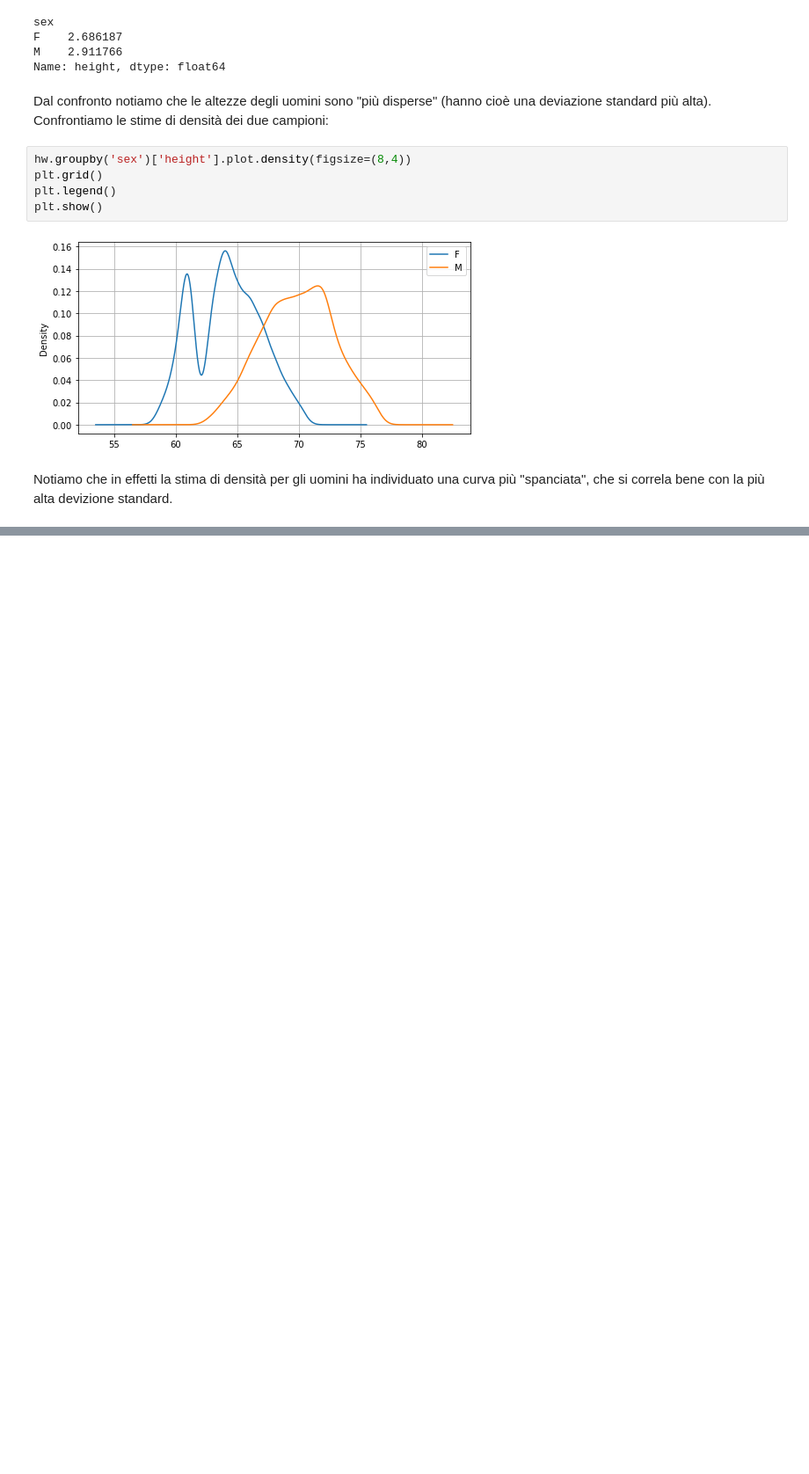
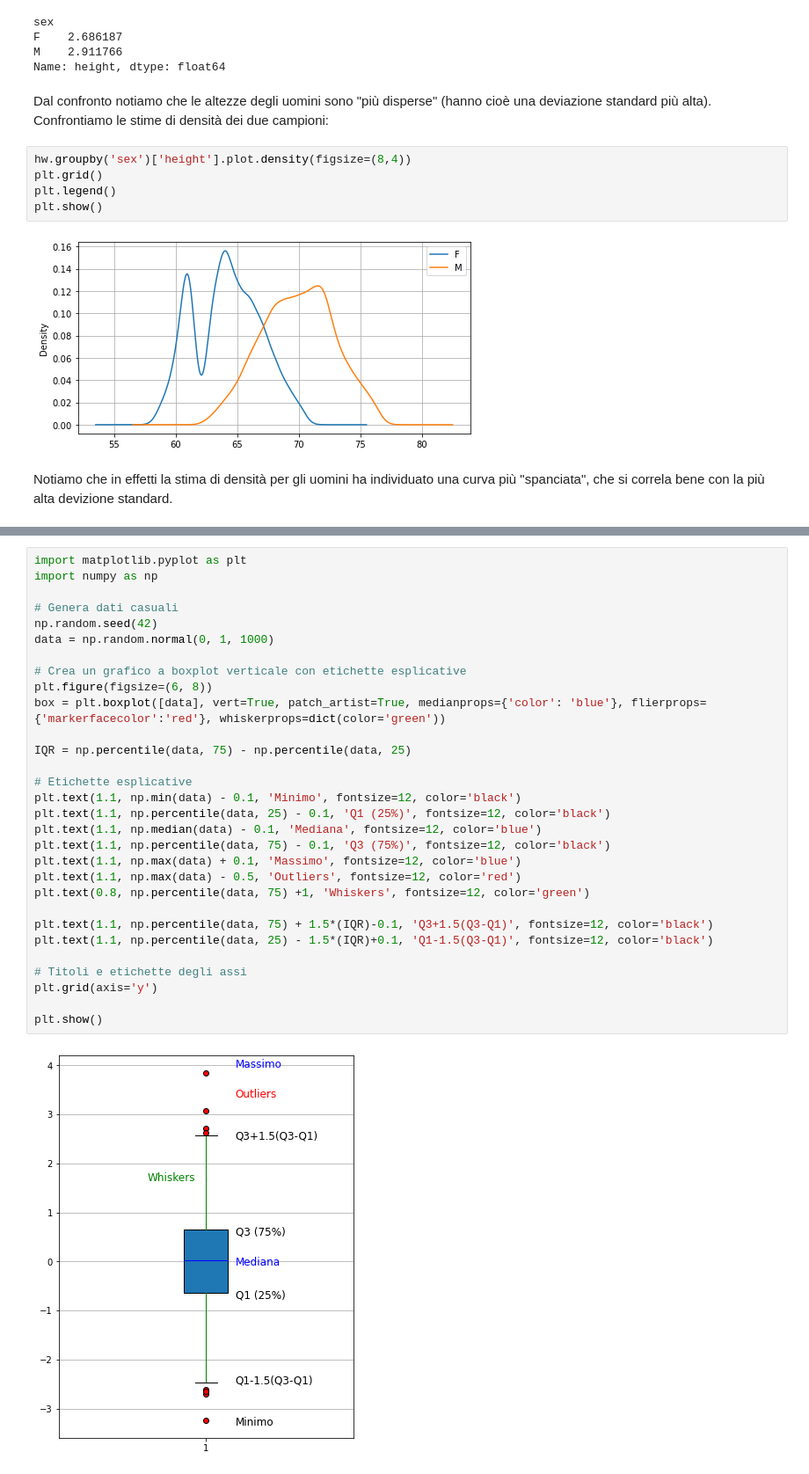
Before and after one commit to antoninofurnari/fadlecturenotes2425, a Jupyter notebook: lecturenotes/lectures/lecture3/01_misure_di_tendenza_centrale_dispersione_e_forma.ipynb, the cells around one changed output, grey strips where cells are left out. Shown at 88% size. Saved outputs shown, nothing was run; the diff lists cells and outputs as text; blank space fills up the shorter version.

```diff
--- a/lecturenotes/lectures/lecture3/01_misure_di_tendenza_centrale_dispersione_e_forma.ipynb
+++ b/lecturenotes/lectures/lecture3/01_misure_di_tendenza_centrale_dispersione_e_forma.ipynb
@@ -482,0 +529,32 @@ Una interpretazione comune degli z-scores è che essi misurano la deviazione dal
+# %%
+import matplotlib.pyplot as plt
+import numpy as np
+
+# Genera dati casuali
+np.random.seed(42)
+data = np.random.normal(0, 1, 1000)
+
+# Crea un grafico a boxplot verticale con etichette esplicative
+plt.figure(figsize=(6, 8))
+box = plt.boxplot([data], vert=True, patch_artist=True, medianprops={'color': 'blue'}, flierprops={'markerfacecolor':'red'}, whiskerprops=dict(color='green'))
+
+IQR = np.percentile(data, 75) - np.percentile(data, 25)
+
+# Etichette esplicative
+plt.text(1.1, np.min(data) - 0.1, 'Minimo', fontsize=12, color='black')
+plt.text(1.1, np.percentile(data, 25) - 0.1, 'Q1 (25%)', fontsize=12, color='black')
+plt.text(1.1, np.median(data) - 0.1, 'Mediana', fontsize=12, color='blue')
+plt.text(1.1, np.percentile(data, 75) - 0.1, 'Q3 (75%)', fontsize=12, color='black')
+plt.text(1.1, np.max(data) + 0.1, 'Massimo', fontsize=12, color='blue')
+plt.text(1.1, np.max(data) - 0.5, 'Outliers', fontsize=12, color='red')
+plt.text(0.8, np.percentile(data, 75) +1, 'Whiskers', fontsize=12, color='green')
+
+plt.text(1.1, np.percentile(data, 75) + 1.5*(IQR)-0.1, 'Q3+1.5(Q3-Q1)', fontsize=12, color='black')
+plt.text(1.1, np.percentile(data, 25) - 1.5*(IQR)+0.1, 'Q1-1.5(Q3-Q1)', fontsize=12, color='black')
+
+# Titoli e etichette degli assi
+plt.grid(axis='y')
+
+plt.show()
+# %% [output]
+[figure, added]
```
Also changed, not shown: parts of 76 cells of this notebook.
